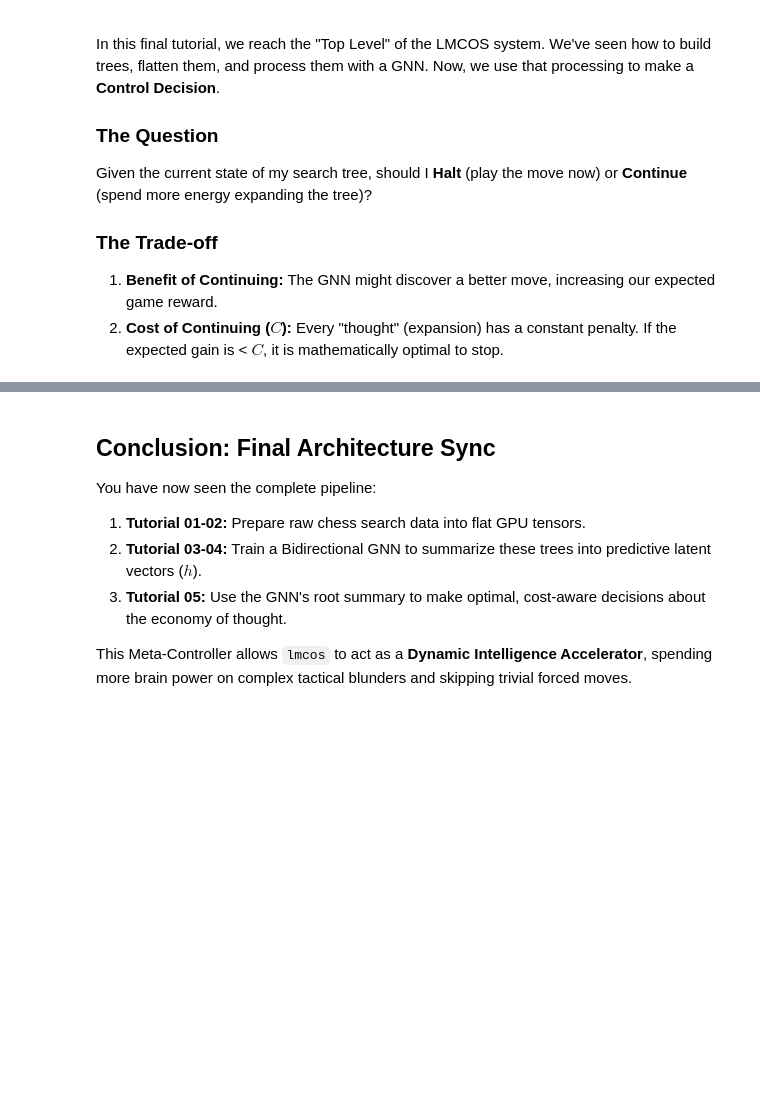
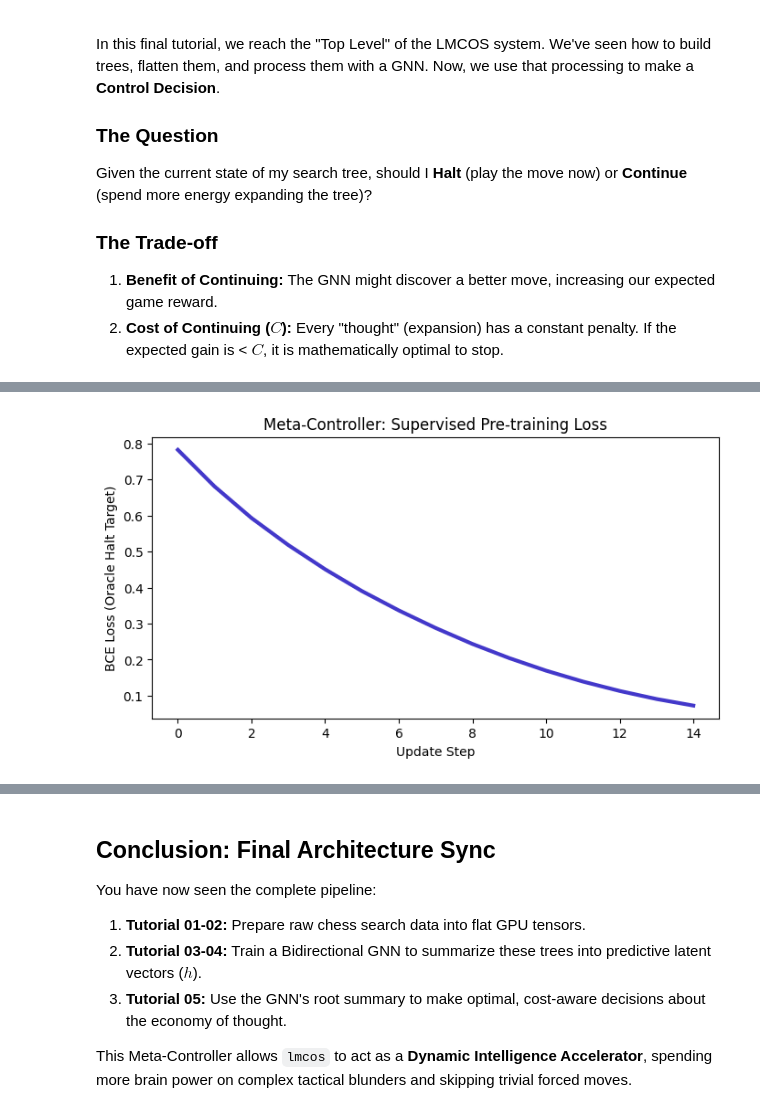
Before and after one commit to WeiJiMaLab/chess_analysis, a Jupyter notebook: lmcos/demos/05_meta_controller_tutorial.ipynb, the cells around one changed output, grey strips where cells are left out. Drawn from its saved outputs; the diff is of its cells as text; code cells hidden in the pictures; blank space fills up the shorter version.

```diff
--- a/lmcos/demos/05_meta_controller_tutorial.ipynb
+++ b/lmcos/demos/05_meta_controller_tutorial.ipynb
@@ -15,6 +15,7 @@ import sys
 from pathlib import Path
 import torch
 import numpy as np
+import matplotlib.pyplot as plt
 
 # Setup Path
 os.environ["PATH"] += os.pathsep + "/opt/homebrew/bin"
@@ -25,15 +26,14 @@ if str(LMCOS_DIR) not in sys.path:
 from GNN import TreeNN, HaltController
 from tensorizer import TreeTensorizer
 from schema import tree_encoder_feature_schema
-from helper_tensorization import build_demo_trees
-from helper_gnn import visualize_halt_decision
+from helper_tensorization import build_demo_trees, simulate_environmental_growth
+from helper_gnn import visualize_halt_decision, visualize_search_trace_dp
 
 # Setup GNN Foundations
 schema = tree_encoder_feature_schema()
 tensorizer = TreeTensorizer(schema)
-trees = build_demo_trees()
-batch = tensorizer.tensorize_forest([trees[0]]) # Breadth-first fork
 
-gnn = TreeNN(k=1, node_feat=5, device='cpu', d_embed=8)
+# We use the actual schema length (5) to avoid dimension mismatches
+gnn = TreeNN(k=1, node_feat=len(schema.feature_names), device='cpu', d_embed=8)
 halt_head = HaltController(d_embed=8, hidden_dim=64, device='cpu')
 # %% [markdown]
@@ -68,0 +103,24 @@ This creates a supervised "Reward-to-Go" signal that teaches the model exactly w
+# %%
+optimizer = torch.optim.Adam(halt_head.parameters(), lr=0.01)
+criterion = torch.nn.BCELoss()
+
+demo_h_states = torch.randn(4, 8)
+demo_targets = torch.tensor([0.0, 0.0, 1.0, 1.0])
+
+losses = []
+for epoch in range(15):
+    optimizer.zero_grad()
+    logits, probs = halt_head(demo_h_states)
+    loss = criterion(probs, demo_targets)
+    loss.backward()
+    optimizer.step()
+    losses.append(loss.item())
+
+plt.figure(figsize=(8, 4))
+plt.plot(losses, color='#4338ca', linewidth=3)
+plt.title("Meta-Controller: Supervised Pre-training Loss")
+plt.xlabel("Update Step")
+plt.ylabel("BCE Loss (Oracle Halt Target)")
+plt.show()
+# %% [output]
+[figure, added]
```
Also changed, not shown: parts of 10 cells of this notebook, 5 other files.
